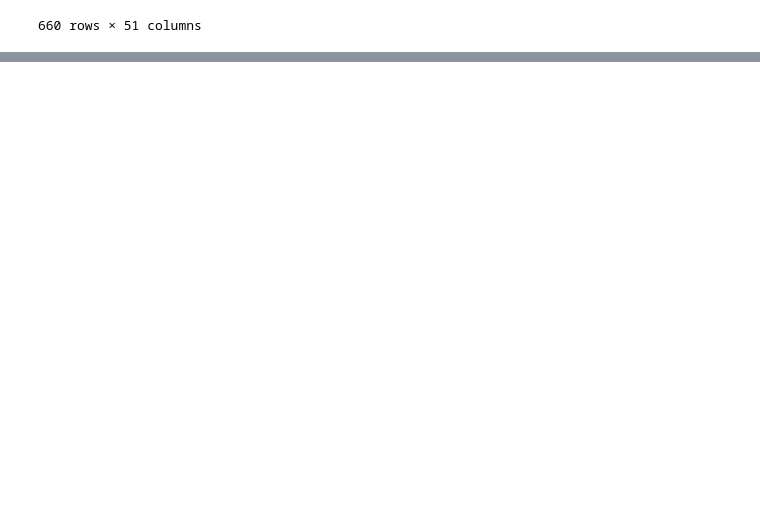
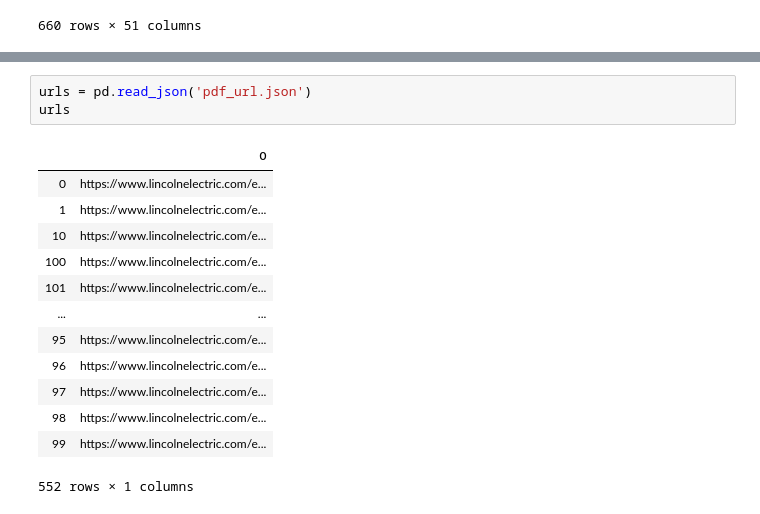
Before and after one commit to PrasannS/WeldingAnalysis, a Jupyter notebook: webscraper.ipynb, the cells around one changed output, grey strips where cells are left out. Drawn from its saved outputs; the diff is of its cells as text; blank space fills up the shorter version.

```diff
--- a/webscraper.ipynb
+++ b/webscraper.ipynb
@@ -565,0 +612,17 @@ data
+# %%
+urls = pd.read_json('pdf_url.json')
+urls
+# %% [output]
+|  | 0 |
+| 0 | https://www.lincolnelectric.com/e... |
+| 1 | https://www.lincolnelectric.com/e... |
+| 10 | https://www.lincolnelectric.com/e... |
+| 100 | https://www.lincolnelectric.com/e... |
+| 101 | https://www.lincolnelectric.com/e... |
+| ... | ... |
+| 95 | https://www.lincolnelectric.com/e... |
+| 96 | https://www.lincolnelectric.com/e... |
+| 97 | https://www.lincolnelectric.com/e... |
+| 98 | https://www.lincolnelectric.com/e... |
+| 99 | https://www.lincolnelectric.com/e... |
+552 rows × 1 columns
```
Also changed, not shown: parts of 19 cells of this notebook.
